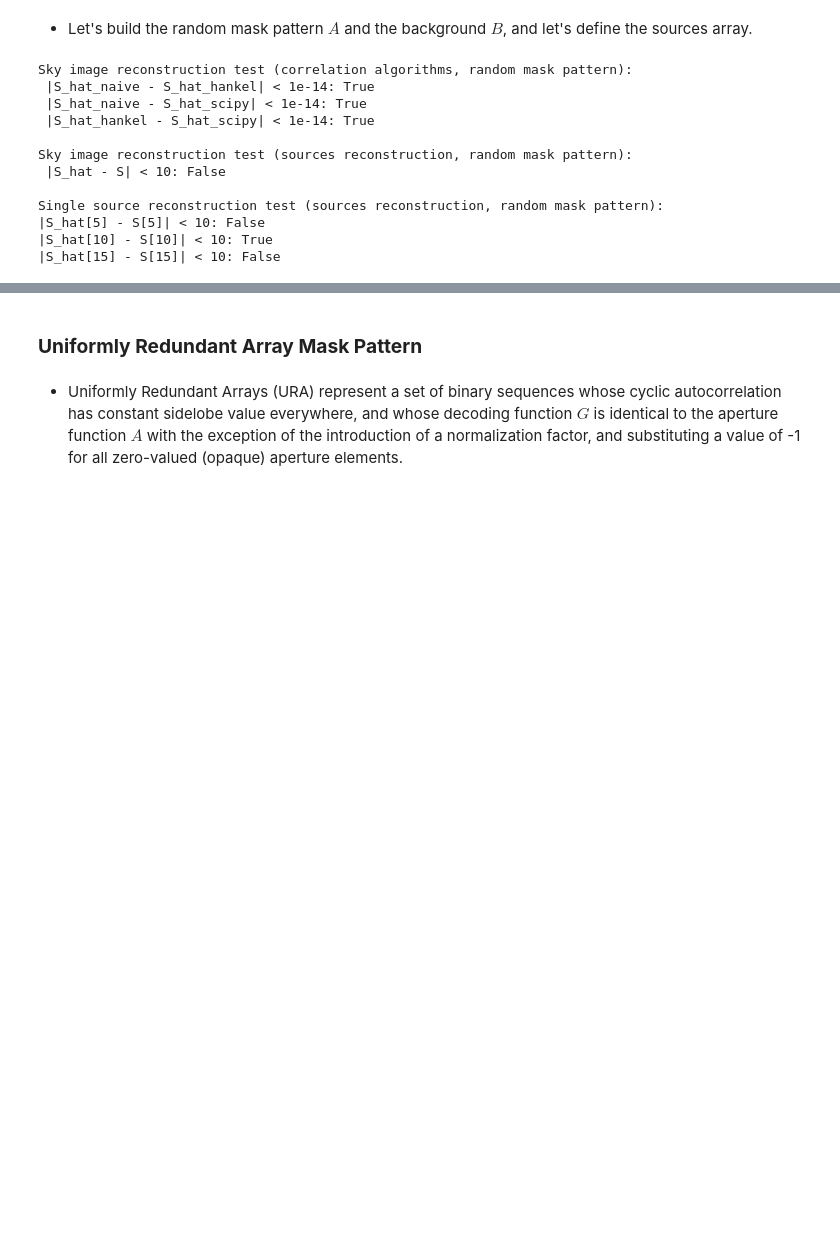
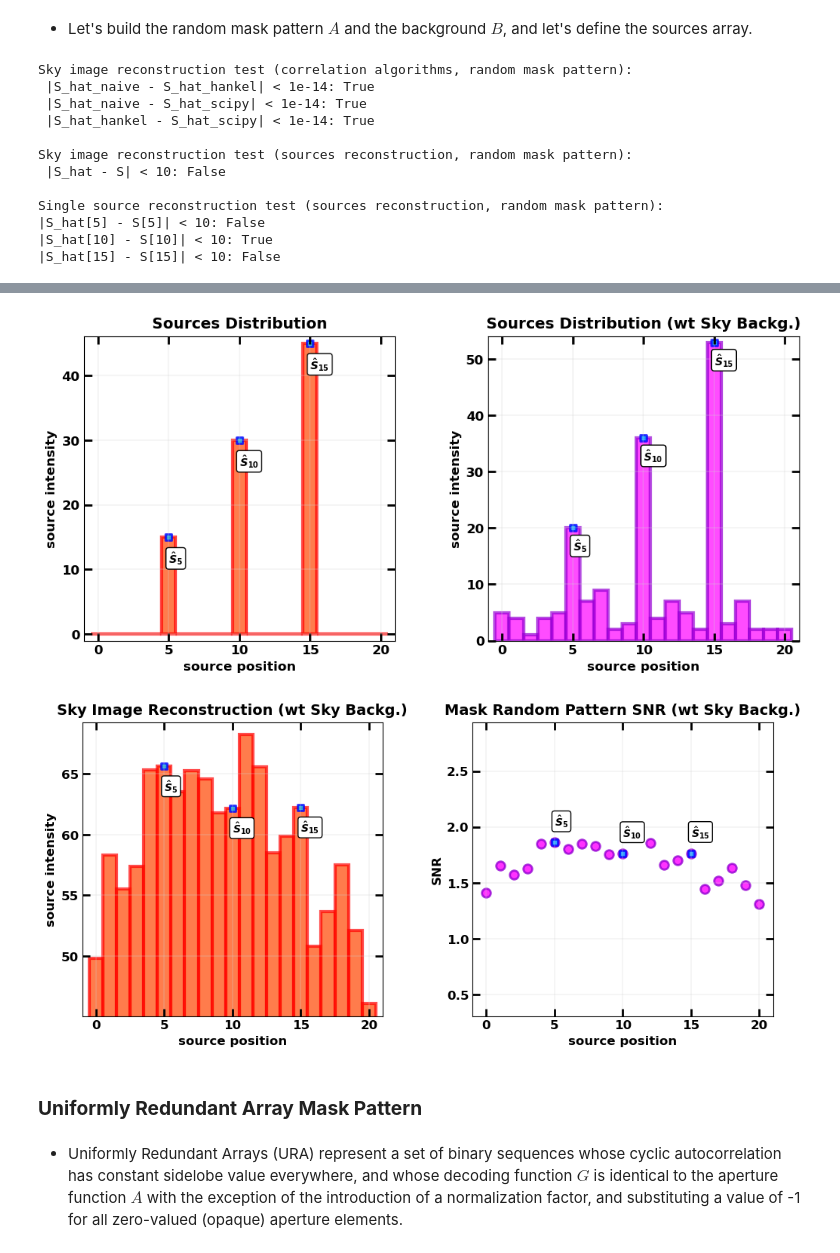
Before and after one commit to EdoardoGiancarli/Reconstruction_Masks_Test, a Jupyter notebook: Img_Reconstruction3.ipynb, the cells around one changed output, grey strips where cells are left out. Drawn from its saved outputs; the diff is of its cells as text; code cells hidden in the pictures; blank space fills up the shorter version.

Commit message:
Sky background

```diff
--- a/Img_Reconstruction3.ipynb
+++ b/Img_Reconstruction3.ipynb
@@ -118,3 +104,11 @@ def simul_sky_background(shape: int | tuple):
+# %%
+def add_sky_background(S_ideal: c.Sequence,
+                       mu: int):
+    """
+    Adds the sky background to the ideal source distribution.
+    """
+
+    return S_ideal + np.random.poisson(mu, len(S_ideal))
 # %% [markdown]
 **Detector Image**
 # %%
@@ -463,0 +453,15 @@ sequence_plot([snr_random_mask], ["Mask Random Pattern SNR"],
+# %%
+S_real = add_sky_background(S, 5)         # add sky background to S
+
+D2 = detector_image(A, S_real, False)            # detector image with detector background
+
+S_hat2 = sky_image_reconstruction(G, D2)    # reconstructed sky image
+
+
+eps_reconstruction = 1e-14                # test on the reconstruction (algorithms and sources)
+eps_sources = 10
+reconstruction_algorithms_test(G, D2, 'random', eps_reconstruction)
+sources_reconstruction_test(S_real, S_hat2, 'random',
+                            threshold=10, tolerance=eps_sources)
+
+snr_random_mask2 = SNR(S_hat2)            # SNR
@@ -464,3 +481,22 @@ sequence_plot([snr_random_mask], ["Mask Random Pattern SNR"],
+# %%
+sequence_plot([S, S_real],
+              ["Sources Distribution", "Sources Distribution (wt Sky Backg.)"],
+              xlabel=["source position"]*2,
+              ylabel=["source intensity"]*2,
+              color=[None, ('Magenta', 'DarkViolet')],
+              style=["bar", "bar"],
+              simulated_sources=[(S, -4), (S, -4)])
+
+sequence_plot([S_hat2, snr_random_mask2],
+              ["Sky Image Reconstruction (wt Sky Backg.)", "Mask Random Pattern SNR (wt Sky Backg.)"],
+              xlabel=["source position"]*2,
+              ylabel=["source intensity", "SNR"],
+              color=[None, ('Magenta', 'DarkViolet')],
+              style=["bar", "scatter"],
+              simulated_sources=[(S, -2), (S, 0.15)])
+# %% [output]
+[figure, added]
+[figure, added]
 # %% [markdown]
 ### **Uniformly Redundant Array Mask Pattern**
 # %% [markdown]
```
Also changed, not shown: parts of 16 cells of this notebook, 1 other file.
